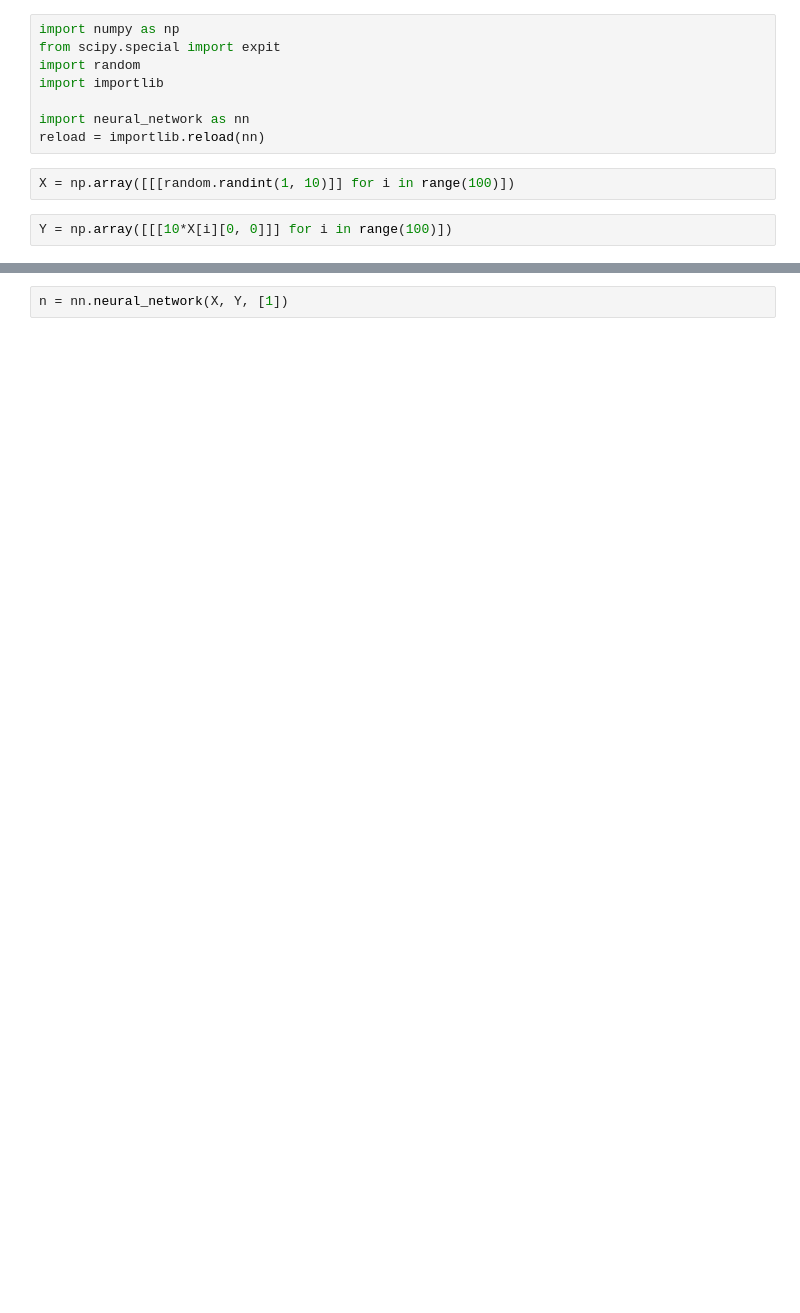
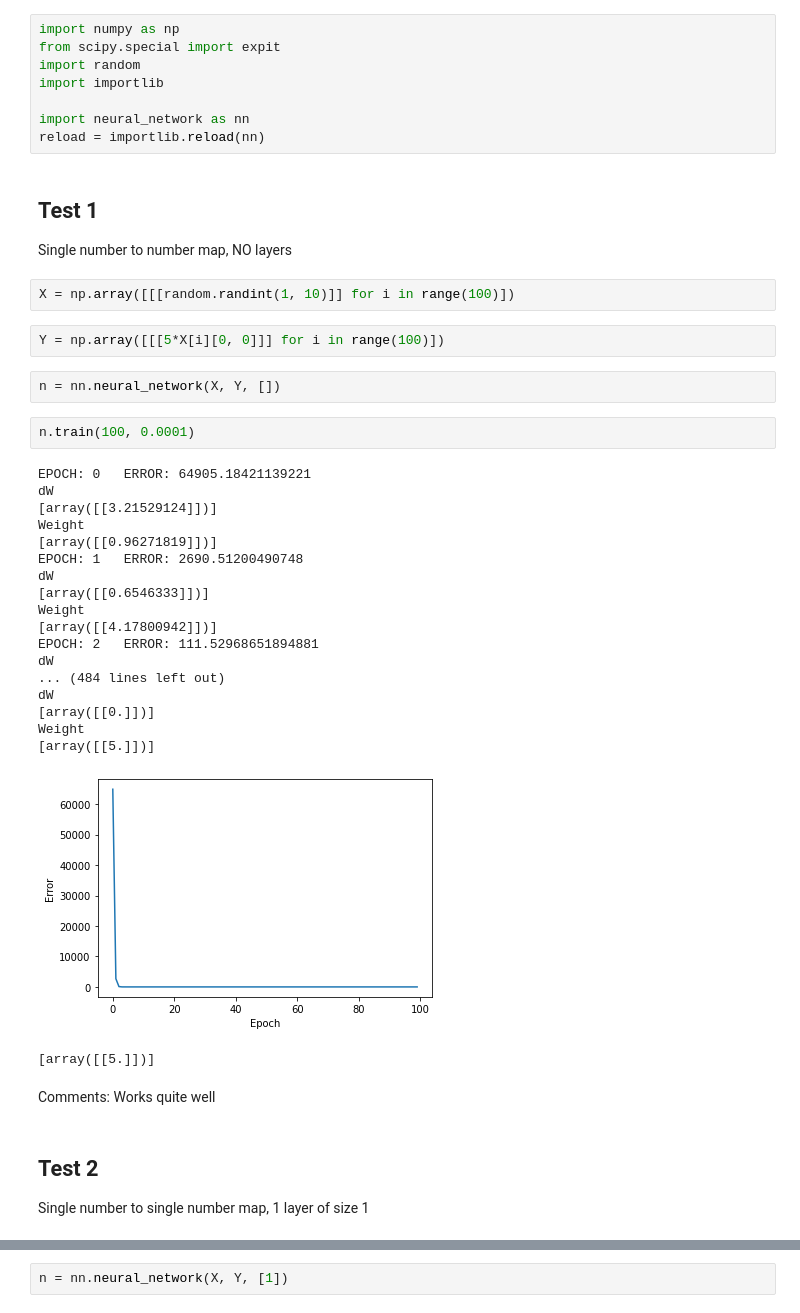
Before and after one commit to Tinkidinki/invertible-net, a Jupyter notebook: Testing_neural_network.ipynb, the cells around one changed output, grey strips where cells are left out. Drawn from its saved outputs; the diff is of its cells as text; blank space fills up the shorter version.

Commit message:
Works for no layers in between. Need to figure out nuances of the ReLu function

```diff
--- a/Testing_neural_network.ipynb
+++ b/Testing_neural_network.ipynb
@@ -6,7 +6,39 @@ import importlib
 
 import neural_network as nn
 reload = importlib.reload(nn)
+# %% [markdown]
+## Test 1
+Single number to number map, NO layers
 # %%
 X = np.array([[[random.randint(1, 10)]] for i in range(100)])
 # %%
-Y = np.array([[[10*X[i][0, 0]]] for i in range(100)])
+Y = np.array([[[5*X[i][0, 0]]] for i in range(100)])
+# %%
+n = nn.neural_network(X, Y, [])
+# %%
+n.train(100, 0.0001)
+# %% [output]
+EPOCH: 0   ERROR: 64905.18421139221
+dW
+[array([[3.21529124]])]
+Weight
+[array([[0.96271819]])]
+EPOCH: 1   ERROR: 2690.51200490748
+dW
+[array([[0.6546333]])]
+Weight
+[array([[4.17800942]])]
+EPOCH: 2   ERROR: 111.52968651894881
+dW
+... (484 lines left out)
+dW
+[array([[0.]])]
+Weight
+[array([[5.]])]
+[figure, added]
+[array([[5.]])]
+# %% [markdown]
+Comments: Works quite well
+# %% [markdown]
+## Test 2
+Single number to single number map, 1 layer of size 1
```
Also changed, not shown: parts of 31 cells of this notebook, 1 other file.
